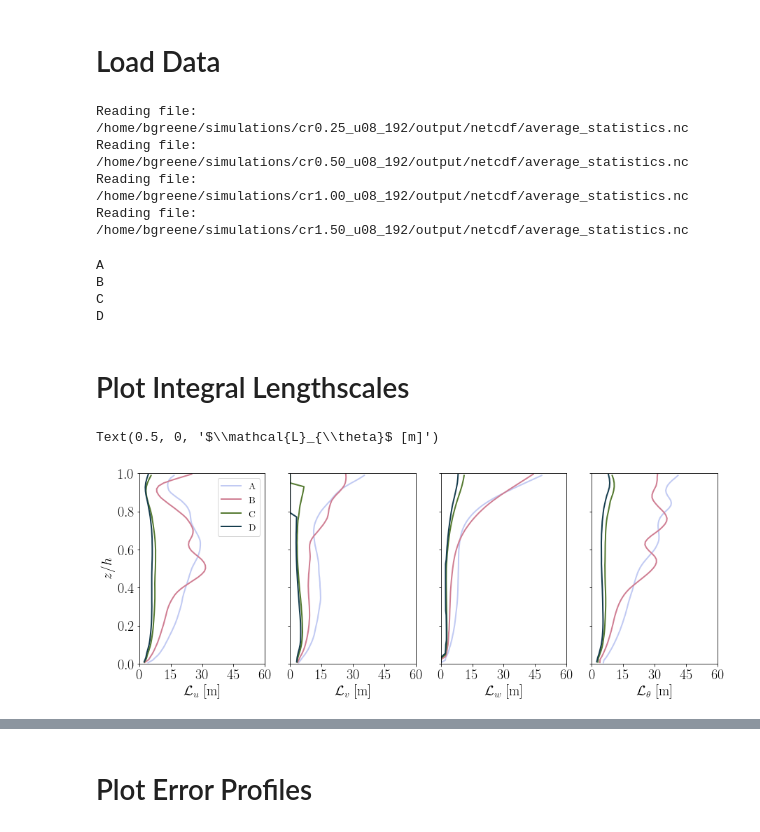
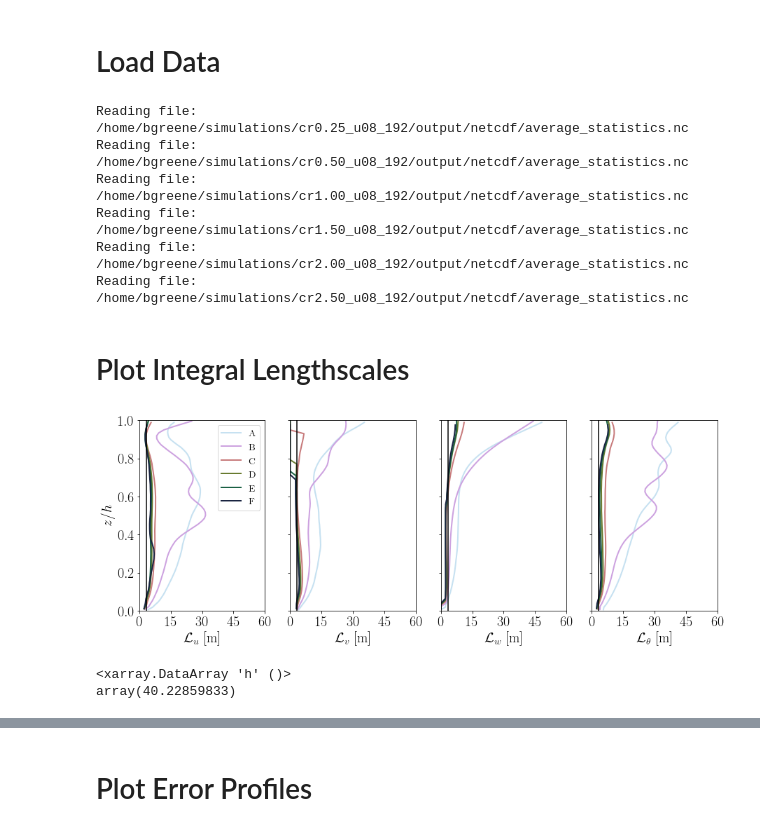
Before and after one commit to bgreene777/SBL_LES, a Jupyter notebook: ipynb/plot_RFMnc.ipynb, the cells around one changed output, grey strips where cells are left out. Cells and saved outputs as stored; diff of their text form; code cells hidden in the pictures.

```diff
--- a/ipynb/plot_RFMnc.ipynb
+++ b/ipynb/plot_RFMnc.ipynb
@@ -17,14 +20,17 @@ rc('text',usetex='True')
 # %% [markdown]
 # Load Data
 # %%
+# load yaml file
+with open("/home/bgreene/SBL_LES/python/RFMnc.yaml") as f:
+    config = yaml.safe_load(f)
 # directories
 # figure save
-figdir = "/home/bgreene/SBL_LES/figures/spectrogram/"
+figdir = "/home/bgreene/SBL_LES/figures/RFMnc/"
 # list of simulations to loop over
 # sims = ["cr0.10_u08", "cr0.25_u08", "cr0.33_u08", "cr0.50_u08",
 #         "cr1.00_u08", "cr1.50_u08"]#, "cr2.00_u08", "cr2.50_u08"]
 sims = ["cr0.25_u08", "cr0.50_u08", "cr1.00_u08",
-        "cr1.50_u08"]#, "cr2.00_u08", "cr2.50_u08"]
+        "cr1.50_u08", "cr2.00_u08", "cr2.50_u08"]
 # dictionary of conversions from old label convention (A-F)
 labels = {"cr0.25_u08_192": "A",
           "cr0.50_u08_192": "B",
@@ -69,14 +75,8 @@ Reading file: /home/bgreene/simulations/cr0.25_u08_192/output/netcdf/average_sta
 Reading file: /home/bgreene/simulations/cr0.50_u08_192/output/netcdf/average_statistics.nc
 Reading file: /home/bgreene/simulations/cr1.00_u08_192/output/netcdf/average_statistics.nc
 Reading file: /home/bgreene/simulations/cr1.50_u08_192/output/netcdf/average_statistics.nc
+Reading file: /home/bgreene/simulations/cr2.00_u08_192/output/netcdf/average_statistics.nc
+Reading file: /home/bgreene/simulations/cr2.50_u08_192/output/netcdf/average_statistics.nc
-# %%
-for s in sall:
-    print(s.label2)
-# %% [output]
-A
-B
-C
-D
 # %% [markdown]
 # Plot Integral Lengthscales
 # %%
@@ -84,32 +84,41 @@ D
 fig1, ax1 = plt.subplots(nrows=1, ncols=4, sharey=True, figsize=(14.8, 5))
 for i, (l, s) in enumerate(zip(Lall, sall)):
     # u
     ax1[0].plot(l.u_rot, l.z/s.h, ls="-", lw=2, c=cmap[i], label=s.label2)
     # v
     ax1[1].plot(l.v_rot, l.z/s.h, ls="-", lw=2, c=cmap[i])
     # w
     ax1[2].plot(l.w, l.z/s.h, ls="-", lw=2, c=cmap[i])
     # theta
     ax1[3].plot(l.theta, l.z/s.h, ls="-", lw=2, c=cmap[i])
 # labels
 ax1[0].legend(fontsize=14)
 ax1[0].set_ylim([0, 1])
 ax1[0].set_ylabel("$z/h$")
 ax1[0].set_xlim([0, 60])
 ax1[0].xaxis.set_major_locator(MultipleLocator(15))
 ax1[0].set_xlabel("$\\mathcal{L}_u$ [m]")
 
 ax1[1].set_xlim([0, 60])
 ax1[1].xaxis.set_major_locator(MultipleLocator(15))
 ax1[1].set_xlabel("$\\mathcal{L}_v$ [m]")
 
 ax1[2].set_xlim([0, 60])
 ax1[2].xaxis.set_major_locator(MultipleLocator(15))
 ax1[2].set_xlabel("$\\mathcal{L}_w$ [m]")
 
 ax1[3].set_xlim([0, 60])
 ax1[3].xaxis.set_major_locator(MultipleLocator(15))
 ax1[3].set_xlabel("$\\mathcal{L}_{\\theta}$ [m]")
+
+# vertical line for LES resolution
+for iax in ax1:
+    iax.axvline(sall[0].delta, color="k")
 # %% [output]
-Text(0.5, 0, '$\\mathcal{L}_{\\theta}$ [m]')
-[figure, old version]
+[figure, new version]
+# %%
+s = sall[-1]
+s.h / 2
+# %% [output]
+<xarray.DataArray 'h' ()>
+array(40.22859833)
```
Also changed, not shown: parts of 11 cells of this notebook.
